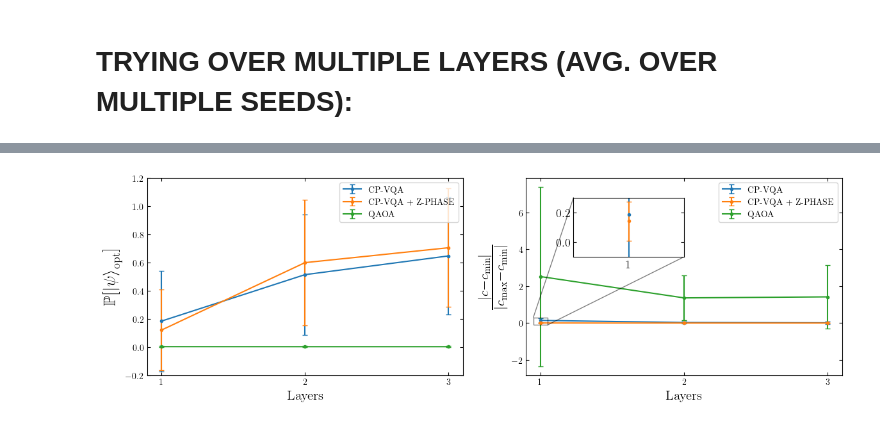
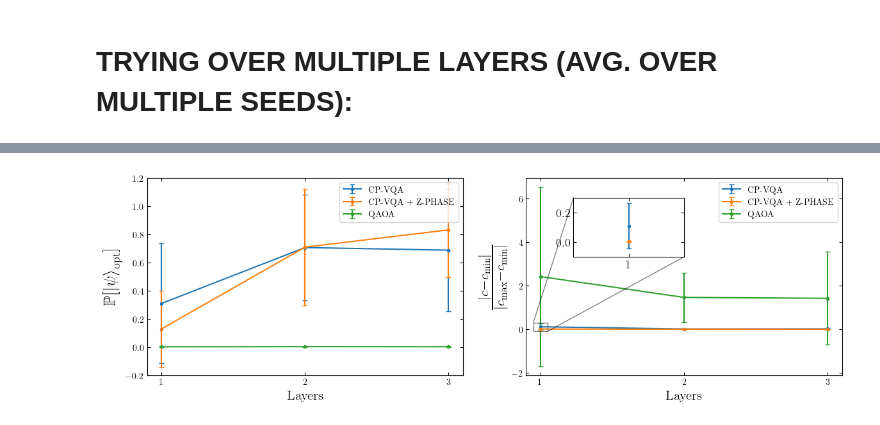
Before and after one commit to seba2390/Azurestuff, a Jupyter notebook: scripts/fig_2.ipynb, the cells around one changed output, grey strips where cells are left out. Saved outputs shown, nothing was run; the diff lists cells and outputs as text; code cells hidden in the pictures.

```diff
--- a/scripts/fig_2.ipynb
+++ b/scripts/fig_2.ipynb
@@ -292,11 +315,7 @@ plt.show()
 # TRYING OVER MULTIPLE LAYERS (AVG. OVER MULTIPLE SEEDS):
 # %%
 def simulate(datapoint):
-    N,k,alpha,max_iter,w_grid,w_nnn,w_strategy,init_strat, seed,N_layers = datapoint
-
-    # Generating grid
-    my_grid = Grid(Rows=3, Cols=3)
-    my_grid.set_initialization_strategy(strategy=init_strat)
+    N,k,alpha,max_iter,my_topology,w_nnn,seed,N_layers = datapoint
 
     # Generating random problem instance
     expected_returns, covariances = portfolio_metrics(n=N, seed=seed)
@@ -309,7 +328,6 @@ def simulate(datapoint):
                                                                 alpha=alpha)
 
     portfolio_subspace_max_cost, portfolio_subspace_min_cost, portfolio_subspace_min_state = constrained_result['c_max'], constrained_result['c_min'], constrained_result['s']
-    full_space_max_cost = full_result['c_max']
     portfolio_subspace_min_state_str = ''.join([str(_) for _ in portfolio_subspace_min_state])
 
     # Generating QUBO corresponding to current problem instance
@@ -341,7 +359,7 @@ def simulate(datapoint):
     CP_ansatz = CP_QAOA(N_qubits=N,
                      cardinality=k,
                      layers=N_layers,
-                     grid=my_grid if w_grid else None,
+                     topology=my_topology,
                      QUBO_matrix=Q,
                      with_next_nearest_neighbors=w_nnn,
                      with_z_phase=False)
@@ -349,7 +367,7 @@ def simulate(datapoint):
     CP_z_phase_ansatz = CP_QAOA(N_qubits=N,
                      cardinality=k,
                      layers=N_layers,
-                     grid=my_grid if w_grid else None,
+                     topology=my_topology,
                      QUBO_matrix=Q,
                      with_next_nearest_neighbors=w_nnn,
                      with_z_phase=True)
@@ -361,10 +379,7 @@ def simulate(datapoint):
 
     # Generating initial guess for rotation angles for CP_ansatz
     theta_min, theta_max = -2*np.pi, 2*np.pi
-    if w_grid:
-        N_angles = N_layers * len(my_grid.get_NN_indices())
-    else:
-        N_angles = N_layers * (N - 1)
+    N_angles = N_layers * len(my_topology.get_NN_indices())
     if w_nnn:
         N_angles += N_layers * (N - 2)
     if w_z_phase:
@@ -417,10 +432,7 @@ def simulate(datapoint):
 
     # Generating initial guess for rotation angles for CP_ansatz
     theta_min, theta_max = -2*np.pi, 2*np.pi
-    if w_grid:
-        N_angles = layers * len(my_grid.get_NN_indices())
-    else:
-        N_angles = layers * (N - 1)
+    N_angles = layers * len(my_topology.get_NN_indices())
     if w_next_nearest_neighbors:
         N_angles += layers * (N - 2)
     N_angles += layers * N # Because this is WITH Z-phase
@@ -475,29 +487,24 @@ seed=0
 alpha=0.5
 # Maximal number of iterations for classical solver
 max_iter=1000
-
-# Using grid Nearest neighbors
-w_grid = True
 # Using next nearest neighbors (in 1D chain model)
 w_next_nearest_neighbors = False
-# Distributing the 'k' excitations according to some strategy (other than just k first)
-w_strategy = True
 # Using extra z-phase term
 w_z_phase = False
-# Initialization strategy
-init_strat = np.array([[0,1,0],
-                       [1,0,1],
-                       [0,1,0]])
 
+my_topology = Chain(N_qubits=N)
+my_topology.set_initialization_strategy(strategy=np.array([[0,1,0],
+                                                           [1,0,1],
+                                                           [0,1,0]]).flatten())
 
 MAX_N_LAYERS = 3
-N_SEEDS = 100
+N_SEEDS = 20
 N_jobs = os.cpu_count()-1
 
 datapoints = []
 for seed in range(N_SEEDS):
     for layer in range(1,MAX_N_LAYERS+1):
-        dp = (N,k,alpha,max_iter,w_grid,w_next_nearest_neighbors,w_strategy,init_strat, seed,layer)
+        dp = (N,k,alpha,max_iter,my_topology,w_next_nearest_neighbors,seed,layer)
         datapoints.append(dp)
 
 r = Parallel(n_jobs=N_jobs, verbose=51, backend='loky')(delayed(simulate)(datapoint) for datapoint in datapoints)
@@ -569,34 +576,34 @@ ax[0].errorbar(layers, NORMAL_avgs[:,0],yerr=NORMAL_std_devs[:,0], fmt='.-', cap
 ax[0].set_xticks(layers)
 ax[0].set_ylabel(r'$\mathbb{P}[\ket{\psi}_{\text{opt}}]$',size=19)
 ax[0].set_ylim(-0.2,1.2)
 ax[0].legend(loc='upper right')
 ax[0].set_xlabel('Layers',size=15)
 
 ax[1].errorbar(layers, CP_avgs[:,1],yerr=CP_std_devs[:,1], fmt='.-', capsize=3, label='CP-VQA')
 ax[1].errorbar(layers, CP_z_phase_avgs[:,1],yerr=CP_z_phase_std_devs[:,1],fmt='.-', capsize=3, label='CP-VQA + Z-PHASE')
 ax[1].errorbar(layers, NORMAL_avgs[:,1],yerr=NORMAL_std_devs[:,1], fmt='.-',capsize=3, label='QAOA')
 ax[1].set_xticks(layers)
 #ax[1].set_ylim(-0.2,1.2)
 ax[1].legend(loc='upper right')
 ax[1].set_ylabel(r'$\frac{|c-c_{\textrm{min}}|}{|c_{\textrm{max}}-c_{\textrm{min}}|}$', size=22)
 ax[1].set_xlabel('Layers',size=15)
 
 ################## miniplot ##################
 # inset axes....
 axins_x_left, axins_y_lower, axins_x_width, axins_height = 0.15, 0.6, 0.35, 0.3
 axins = ax[1].inset_axes([axins_x_left, axins_y_lower, axins_x_width, axins_height])
-axins.errorbar(layers[0], CP_avgs[:,0][0],yerr=CP_std_devs[:,0][0], fmt='.-', capsize=3)
-axins.errorbar(layers[0], CP_avgs[:,1][0],yerr=CP_std_devs[:,1][0], fmt='.-', capsize=3)
+axins.errorbar(layers[0], CP_avgs[:,1][0],yerr=CP_std_devs[:,1][0], fmt='.-', capsize=3, label='CP-VQA')
+axins.errorbar(layers[0], CP_z_phase_avgs[:,1][0],yerr=CP_z_phase_std_devs[:,1][0], fmt='.-', capsize=3, label='CP-VQA + Z-PHASE')
 # sub region of the original image
 x1, x2, y1, y2 = 0.95, 1.05, -0.1, 0.3
 axins.set_xlim(x1, x2)
 axins.set_ylim(y1, y2)
 axins.set_xticks([1])
 axins.tick_params(axis='both', which='major', labelsize=13)
 ax[1].indicate_inset_zoom(axins, edgecolor="black")
 
 
-plt.savefig('../figures/fig_1.png',dpi=300)
+#plt.savefig('../figures/fig_2.png',dpi=300)
 plt.show()
 # %% [output]
-[figure, old version]
+[figure, new version]
```
Also changed, not shown: parts of 16 cells of this notebook, 4 other files.
